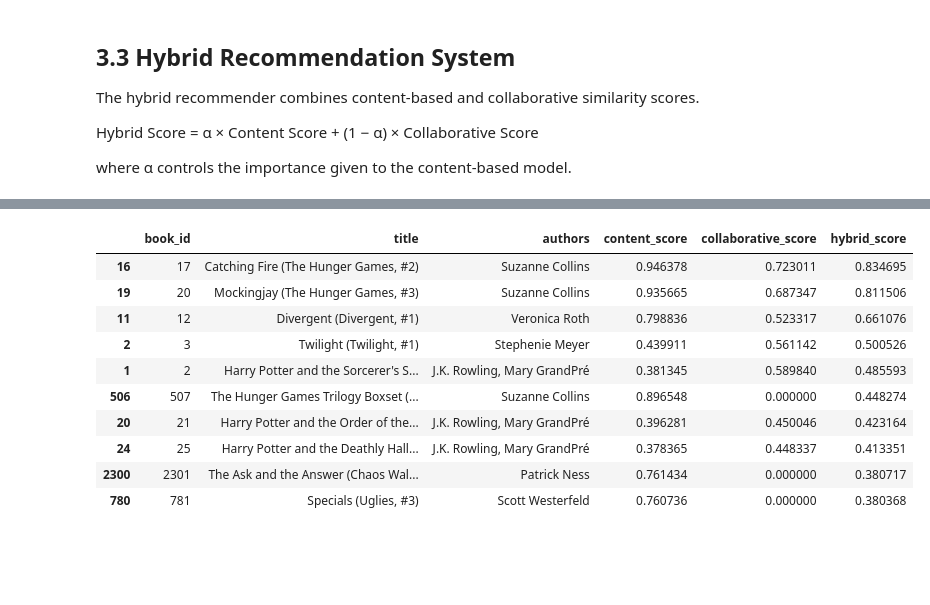
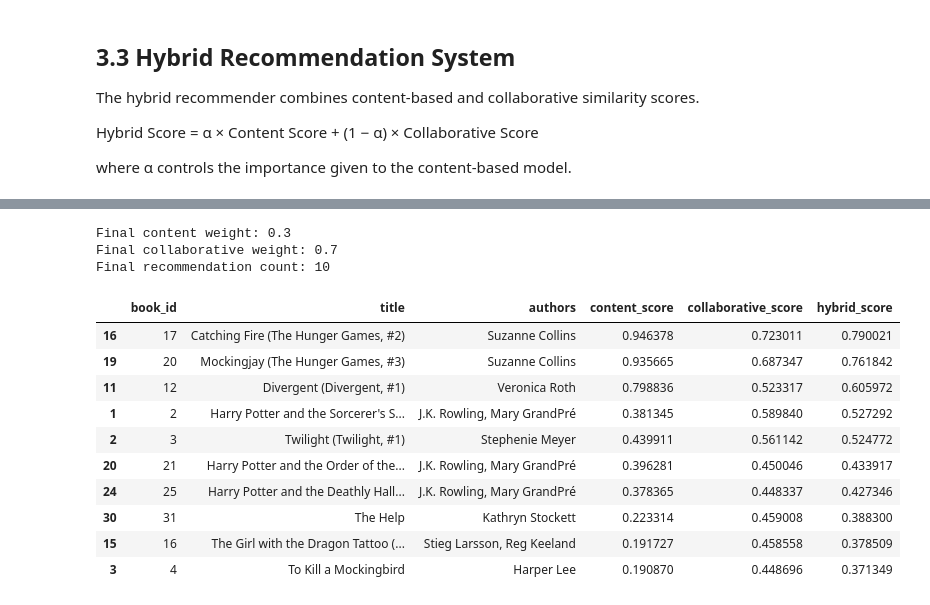
Before and after one commit to Yashi-tech-ai/BookNest, a Jupyter notebook: Notebooks/03_recommendation_model.ipynb, the cells around one changed output, grey strips where cells are left out. Cells and saved outputs as stored; diff of their text form; code cells hidden in the pictures; blank space fills up the shorter version.

Commit message:
final model configuration

```diff
--- a/Notebooks/03_recommendation_model.ipynb
+++ b/Notebooks/03_recommendation_model.ipynb
@@ -263,8 +264,21 @@ tfidf_matrix              csr_matrix          <Compressed Sparse Row sp<...>2763
 title_to_index            dict                n=9964
 user_ids                  Series              Shape: (5976479,)
 user_item_matrix          csr_matrix          <Compressed Sparse Row sp<...>254)        4\n  (53423, 9848)      4
+# %%
+# Final BookNest model configuration
+
+FINAL_ALPHA = 0.3
+FINAL_K = 10
+
+print("Final content weight:", FINAL_ALPHA)
+print("Final collaborative weight:", 1 - FINAL_ALPHA)
+print("Final recommendation count:", FINAL_K)
+# %% [output]
+Final content weight: 0.3
+Final collaborative weight: 0.7
+Final recommendation count: 10
 # %%
-def recommend_hybrid(title, alpha=0.5, n=10):
+def recommend_hybrid(title, alpha=FINAL_ALPHA, n=FINAL_K):
 
     # Check whether the book exists
     if title not in title_to_index:
@@ -344,19 +358,17 @@ def recommend_hybrid(title, alpha=0.5, n=10):
     ]
 # %%
 recommend_hybrid(
-    "The Hunger Games (The Hunger Games, #1)",
-    alpha=0.5,
-    n=10
+    "The Hunger Games (The Hunger Games, #1)"
 )
 # %% [output]
 |  | book_id | title | authors | content_score | collaborative_score | hybrid_score |
-| 16 | 17 | Catching Fire (The Hunger Games, #2) | Suzanne Collins | 0.946378 | 0.723011 | 0.834695 |
-| 19 | 20 | Mockingjay (The Hunger Games, #3) | Suzanne Collins | 0.935665 | 0.687347 | 0.811506 |
-| 11 | 12 | Divergent (Divergent, #1) | Veronica Roth | 0.798836 | 0.523317 | 0.661076 |
-| 2 | 3 | Twilight (Twilight, #1) | Stephenie Meyer | 0.439911 | 0.561142 | 0.500526 |
-| 1 | 2 | Harry Potter and the Sorcerer's S... | J.K. Rowling, Mary GrandPré | 0.381345 | 0.589840 | 0.485593 |
-| 506 | 507 | The Hunger Games Trilogy Boxset (... | Suzanne Collins | 0.896548 | 0.000000 | 0.448274 |
-| 20 | 21 | Harry Potter and the Order of the... | J.K. Rowling, Mary GrandPré | 0.396281 | 0.450046 | 0.423164 |
-| 24 | 25 | Harry Potter and the Deathly Hall... | J.K. Rowling, Mary GrandPré | 0.378365 | 0.448337 | 0.413351 |
-| 2300 | 2301 | The Ask and the Answer (Chaos Wal... | Patrick Ness | 0.761434 | 0.000000 | 0.380717 |
-| 780 | 781 | Specials (Uglies, #3) | Scott Westerfeld | 0.760736 | 0.000000 | 0.380368 |
+| 16 | 17 | Catching Fire (The Hunger Games, #2) | Suzanne Collins | 0.946378 | 0.723011 | 0.790021 |
+| 19 | 20 | Mockingjay (The Hunger Games, #3) | Suzanne Collins | 0.935665 | 0.687347 | 0.761842 |
+| 11 | 12 | Divergent (Divergent, #1) | Veronica Roth | 0.798836 | 0.523317 | 0.605972 |
+| 1 | 2 | Harry Potter and the Sorcerer's S... | J.K. Rowling, Mary GrandPré | 0.381345 | 0.589840 | 0.527292 |
+| 2 | 3 | Twilight (Twilight, #1) | Stephenie Meyer | 0.439911 | 0.561142 | 0.524772 |
+| 20 | 21 | Harry Potter and the Order of the... | J.K. Rowling, Mary GrandPré | 0.396281 | 0.450046 | 0.433917 |
+| 24 | 25 | Harry Potter and the Deathly Hall... | J.K. Rowling, Mary GrandPré | 0.378365 | 0.448337 | 0.427346 |
+| 30 | 31 | The Help | Kathryn Stockett | 0.223314 | 0.459008 | 0.388300 |
+| 15 | 16 | The Girl with the Dragon Tattoo (... | Stieg Larsson, Reg Keeland | 0.191727 | 0.458558 | 0.378509 |
+| 3 | 4 | To Kill a Mockingbird | Harper Lee | 0.190870 | 0.448696 | 0.371349 |
```
Also changed, not shown: parts of 3 cells of this notebook, 1 other file.
